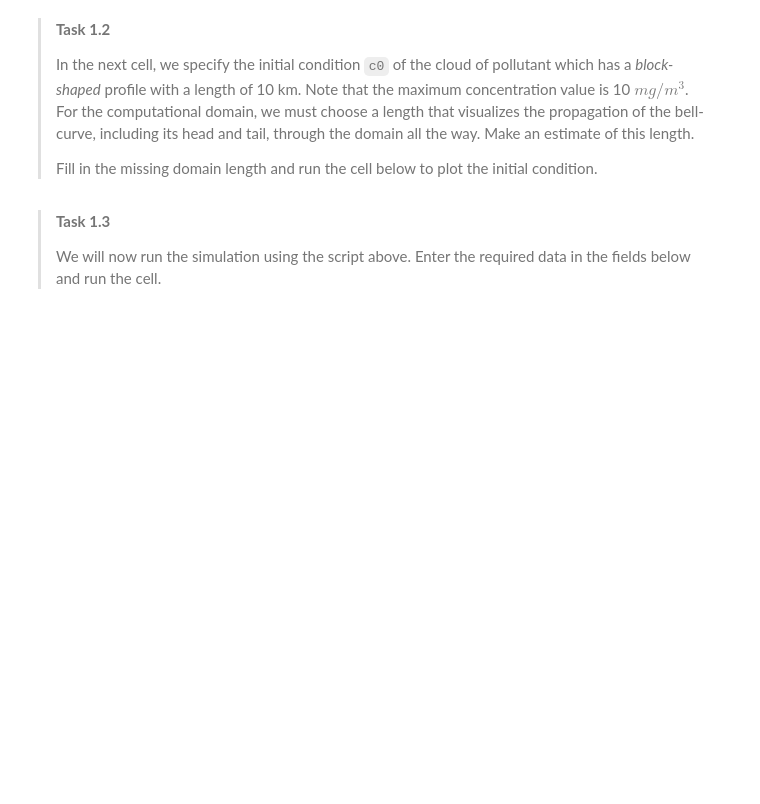
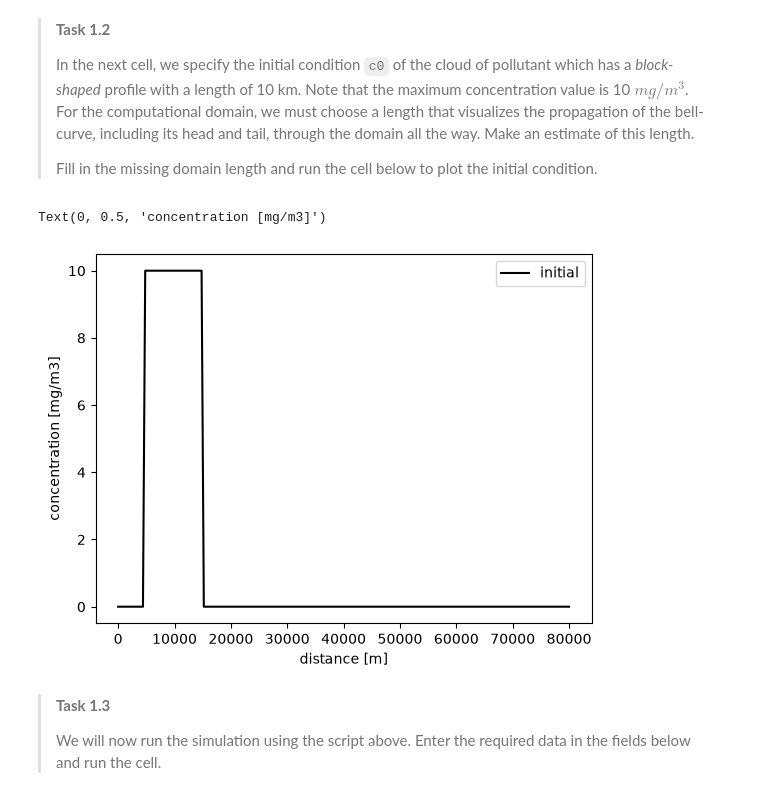
Before and after one commit to mbezmali/G.A.2.1-BEZMALINOVICH, a Jupyter notebook: grp09.ipynb, the cells around one changed output. Drawn from its saved outputs; the diff is of its cells as text; code cells hidden in the pictures; blank space fills up the shorter version.

```diff
--- a/grp09.ipynb
+++ b/grp09.ipynb
@@ -100,23 +100,26 @@ from advdiff import advdiff
 # %%
 import numpy as np
 import matplotlib.pyplot as plt
 
 # domain length
-lenD = ### YOUR CODE HERE ###
+lenD = 80000
 
 lenC = 10000.             # length of c0
 dx = 400.                 # grid size
 
 M = int(lenD/dx) + 1      # number of grid points
 x = np.linspace(0,lenD,M) # array with coordinates of grid points
 
 # initial condition
 c0 = np.zeros(M)
 c0[int(0.5 * lenC/dx):int(0.5 * lenC/dx) + int(lenC/dx) + 1] = 10.
 plt.plot(x,c0,'k',label='initial')
 plt.legend(loc='upper right')
 plt.xlabel('distance [m]')
 plt.ylabel('concentration [mg/m3]')
+# %% [output]
+Text(0, 0.5, 'concentration [mg/m3]')
+[figure, added]
 # %% [markdown]
 >**Task 1.3**
 >
```
Also changed, not shown: parts of 7 cells of this notebook.
